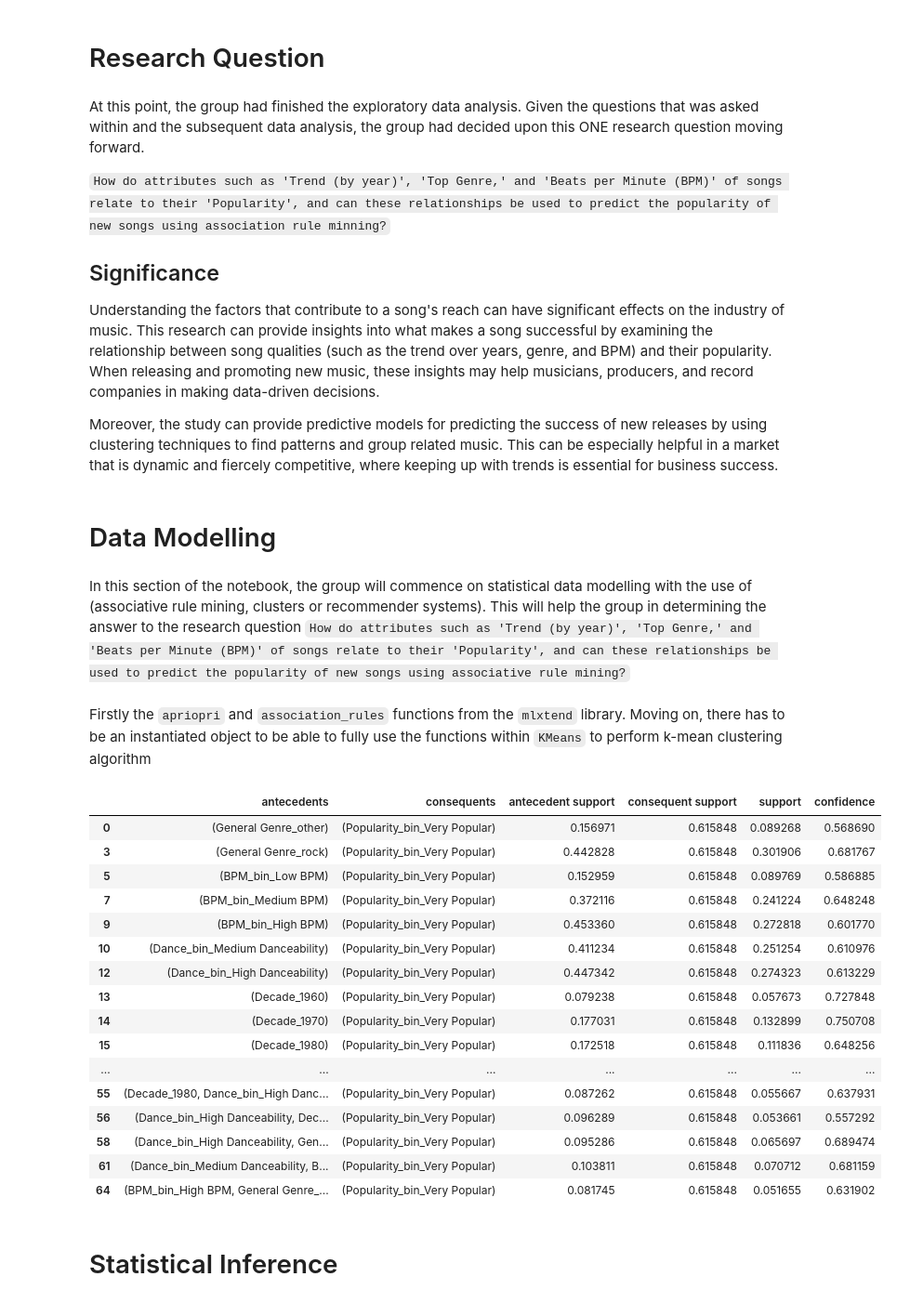
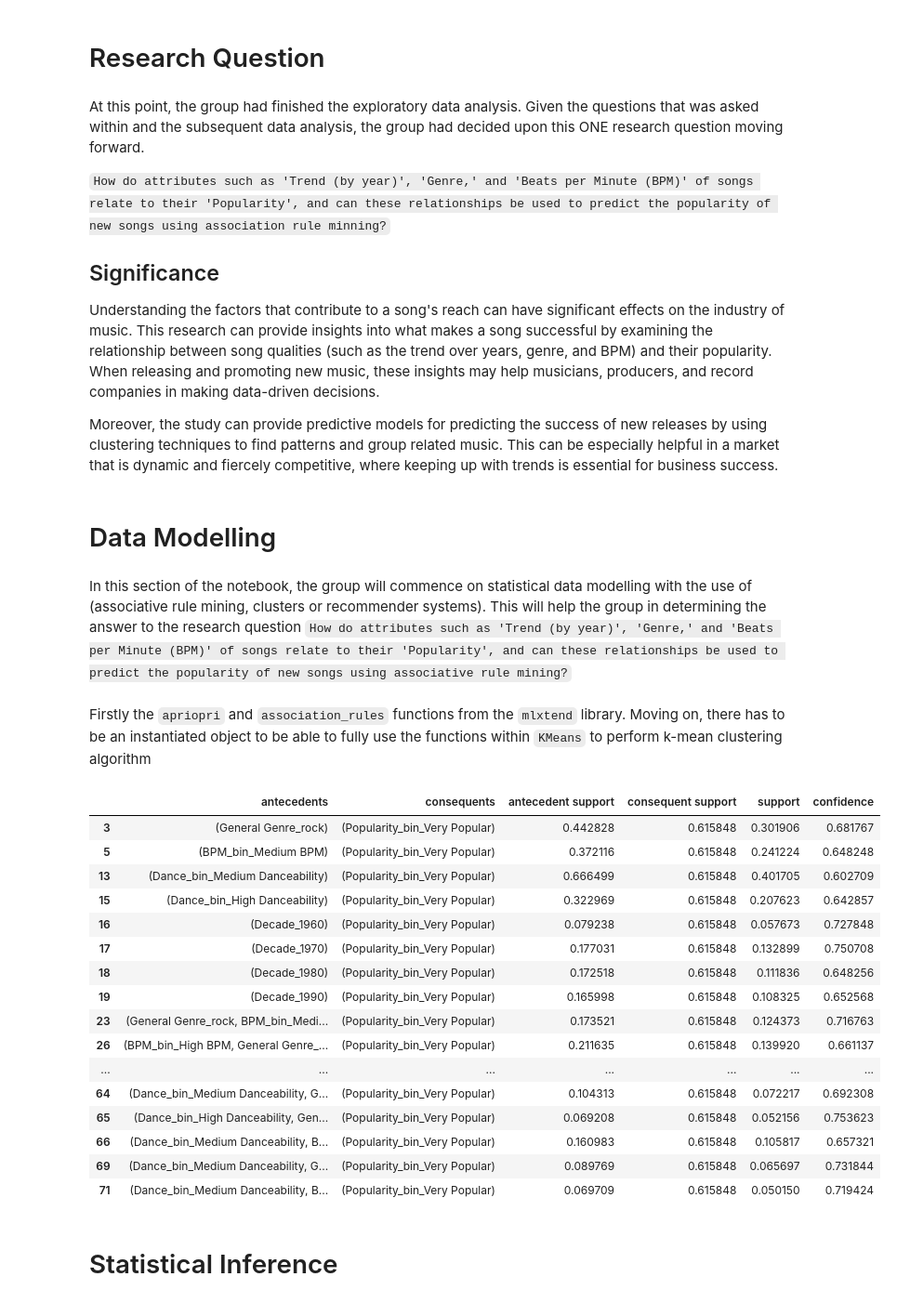
Before and after one commit to sadhubby/CSMODEL-project, a Jupyter notebook: Group10-Spotify Top 2000s.ipynb, the cells around one changed output. Shown at 93% size. Cells and saved outputs as stored; diff of their text form; code cells hidden in the pictures.

```diff
--- a/Group10-Spotify Top 2000s.ipynb
+++ b/Group10-Spotify Top 2000s.ipynb
@@ -570,7 +569,7 @@ plt.show()
 # %% [markdown]
 At this point, the group had finished the exploratory data analysis. Given the questions that was asked within and the subsequent data analysis, the group had decided upon this ONE research question moving forward.
 
-``How do attributes such as 'Trend (by year)', 'Top Genre,' and 'Beats per Minute (BPM)' of songs relate to their 'Popularity', and can these relationships be used to predict the popularity of new songs using association rule minning?``
+``How do attributes such as 'Trend (by year)', 'Genre,' and 'Beats per Minute (BPM)' of songs relate to their 'Popularity', and can these relationships be used to predict the popularity of new songs using association rule minning?``
 
 ## Significance
 
@@ -580,46 +579,54 @@ Moreover, the study can provide predictive models for predicting the success of
 # %% [markdown]
 # Data Modelling
 # %% [markdown]
-In this section of the notebook, the group will commence on statistical data modelling with the use of (associative rule mining, clusters or recommender systems). This will help the group in determining the answer to the research question ``How do attributes such as 'Trend (by year)', 'Top Genre,' and 'Beats per Minute (BPM)' of songs relate to their 'Popularity', and can these relationships be used to predict the popularity of new songs using associative rule mining?``
+In this section of the notebook, the group will commence on statistical data modelling with the use of (associative rule mining, clusters or recommender systems). This will help the group in determining the answer to the research question ``How do attributes such as 'Trend (by year)', 'Genre,' and 'Beats per Minute (BPM)' of songs relate to their 'Popularity', and can these relationships be used to predict the popularity of new songs using associative rule mining?``
 # %% [markdown]
 Firstly the `apriopri` and `association_rules` functions from the `mlxtend` library. Moving on, there has to be an instantiated object to be able to fully use the functions within `KMeans` to perform k-mean clustering algorithm
 # %%
 from mlxtend.frequent_patterns import apriori, association_rules
 # %%
 
-association_df = spotify_df[['Beats Per Minute (BPM)', 'Danceability', 'Energy', 'Popularity', 'General Genre', 'Decade']].copy()
-association_df['BPM_bin'] = pd.cut(association_df['Beats Per Minute (BPM)'], bins = [0, 90, 120, 180], labels =['Low BPM', 'Medium BPM', 'High BPM'])
-association_df['Dance_bin'] = pd.cut(association_df['Danceability'], bins = [0, 20, 50, 70], labels = ['Low Danceability', 'Medium Danceability', 'High Danceability'])
+# ok so I made a new dataframe specifically for trying to create an association rule mine. This dataframe only gets BPM, Danceablity, Popularity, General Genre and Decade of a song.
+
+association_df = spotify_df[['Beats Per Minute (BPM)', 'Danceability', 'Popularity', 'General Genre', 'Decade']].copy()
+
+#this essentially bins the quantified data into categorical data. so thats always [start, next level, next level, next level]
+association_df['BPM_bin'] = pd.cut(association_df['Beats Per Minute (BPM)'], bins = [0, 90, 120, 300], labels =['Low BPM', 'Medium BPM', 'High BPM'])
+association_df['Dance_bin'] = pd.cut(association_df['Danceability'], bins = [0, 20, 60, 100], labels = ['Low Danceability', 'Medium Danceability', 'High Danceability'])
 association_df['Popularity_bin'] = pd.cut(association_df['Popularity'], bins = [0, 25, 50, 75], labels= ['Not Popular', 'Average Popularity', 'Very Popular'])
 
+#makes Decade a categorical data
 association_df['Decade']  = association_df['Decade'].astype('category')
 
+#creates a one-hot basket model, meaning it considers all unique values then puts 1 on where its true, and 0 for everything else.
 one_hot = pd.get_dummies(association_df[['General Genre', 'BPM_bin', 'Dance_bin', 'Decade', 'Popularity_bin']])
+
+#support of 5 percent
 frequent = apriori(one_hot, min_support=0.05, use_colnames=True)
 
-rules = association_rules(frequent, metric='confidence', min_threshold=0.5)
-
+#confidence with a threshold of 0.6, adds it as a column of 'consquents'.
+rules = association_rules(frequent, metric='confidence', min_threshold=0.6)
 very_popular_rules = rules[rules['consequents'].apply(lambda x: 'Popularity_bin_Very Popular' in x)]
 
 very_popular_rules.drop(columns=['lift', 'leverage', 'conviction', 'zhangs_metric'])
 # %% [output]
 |  | antecedents | consequents | antecedent support | consequent support | support | confidence |
-| 0 | (General Genre_other) | (Popularity_bin_Very Popular) | 0.156971 | 0.615848 | 0.089268 | 0.568690 |
 | 3 | (General Genre_rock) | (Popularity_bin_Very Popular) | 0.442828 | 0.615848 | 0.301906 | 0.681767 |
-| 5 | (BPM_bin_Low BPM) | (Popularity_bin_Very Popular) | 0.152959 | 0.615848 | 0.089769 | 0.586885 |
-| 7 | (BPM_bin_Medium BPM) | (Popularity_bin_Very Popular) | 0.372116 | 0.615848 | 0.241224 | 0.648248 |
-| 9 | (BPM_bin_High BPM) | (Popularity_bin_Very Popular) | 0.453360 | 0.615848 | 0.272818 | 0.601770 |
-| 10 | (Dance_bin_Medium Danceability) | (Popularity_bin_Very Popular) | 0.411234 | 0.615848 | 0.251254 | 0.610976 |
-| 12 | (Dance_bin_High Danceability) | (Popularity_bin_Very Popular) | 0.447342 | 0.615848 | 0.274323 | 0.613229 |
-| 13 | (Decade_1960) | (Popularity_bin_Very Popular) | 0.079238 | 0.615848 | 0.057673 | 0.727848 |
-| 14 | (Decade_1970) | (Popularity_bin_Very Popular) | 0.177031 | 0.615848 | 0.132899 | 0.750708 |
-| 15 | (Decade_1980) | (Popularity_bin_Very Popular) | 0.172518 | 0.615848 | 0.111836 | 0.648256 |
+| 5 | (BPM_bin_Medium BPM) | (Popularity_bin_Very Popular) | 0.372116 | 0.615848 | 0.241224 | 0.648248 |
+| 13 | (Dance_bin_Medium Danceability) | (Popularity_bin_Very Popular) | 0.666499 | 0.615848 | 0.401705 | 0.602709 |
+| 15 | (Dance_bin_High Danceability) | (Popularity_bin_Very Popular) | 0.322969 | 0.615848 | 0.207623 | 0.642857 |
+| 16 | (Decade_1960) | (Popularity_bin_Very Popular) | 0.079238 | 0.615848 | 0.057673 | 0.727848 |
+| 17 | (Decade_1970) | (Popularity_bin_Very Popular) | 0.177031 | 0.615848 | 0.132899 | 0.750708 |
+| 18 | (Decade_1980) | (Popularity_bin_Very Popular) | 0.172518 | 0.615848 | 0.111836 | 0.648256 |
+| 19 | (Decade_1990) | (Popularity_bin_Very Popular) | 0.165998 | 0.615848 | 0.108325 | 0.652568 |
+| 23 | (General Genre_rock, BPM_bin_Medi... | (Popularity_bin_Very Popular) | 0.173521 | 0.615848 | 0.124373 | 0.716763 |
+| 26 | (BPM_bin_High BPM, General Genre_... | (Popularity_bin_Very Popular) | 0.211635 | 0.615848 | 0.139920 | 0.661137 |
 | ... | ... | ... | ... | ... | ... | ... |
-| 55 | (Decade_1980, Dance_bin_High Danc... | (Popularity_bin_Very Popular) | 0.087262 | 0.615848 | 0.055667 | 0.637931 |
-| 56 | (Dance_bin_High Danceability, Dec... | (Popularity_bin_Very Popular) | 0.096289 | 0.615848 | 0.053661 | 0.557292 |
-| 58 | (Dance_bin_High Danceability, Gen... | (Popularity_bin_Very Popular) | 0.095286 | 0.615848 | 0.065697 | 0.689474 |
-| 61 | (Dance_bin_Medium Danceability, B... | (Popularity_bin_Very Popular) | 0.103811 | 0.615848 | 0.070712 | 0.681159 |
-| 64 | (BPM_bin_High BPM, General Genre_... | (Popularity_bin_Very Popular) | 0.081745 | 0.615848 | 0.051655 | 0.631902 |
+| 64 | (Dance_bin_Medium Danceability, G... | (Popularity_bin_Very Popular) | 0.104313 | 0.615848 | 0.072217 | 0.692308 |
+| 65 | (Dance_bin_High Danceability, Gen... | (Popularity_bin_Very Popular) | 0.069208 | 0.615848 | 0.052156 | 0.753623 |
+| 66 | (Dance_bin_Medium Danceability, B... | (Popularity_bin_Very Popular) | 0.160983 | 0.615848 | 0.105817 | 0.657321 |
+| 69 | (Dance_bin_Medium Danceability, G... | (Popularity_bin_Very Popular) | 0.089769 | 0.615848 | 0.065697 | 0.731844 |
+| 71 | (Dance_bin_Medium Danceability, B... | (Popularity_bin_Very Popular) | 0.069709 | 0.615848 | 0.050150 | 0.719424 |
 # %% [markdown]
 # Statistical Inference
 # %% [markdown]
```
Also changed, not shown: parts of 3 cells of this notebook.
